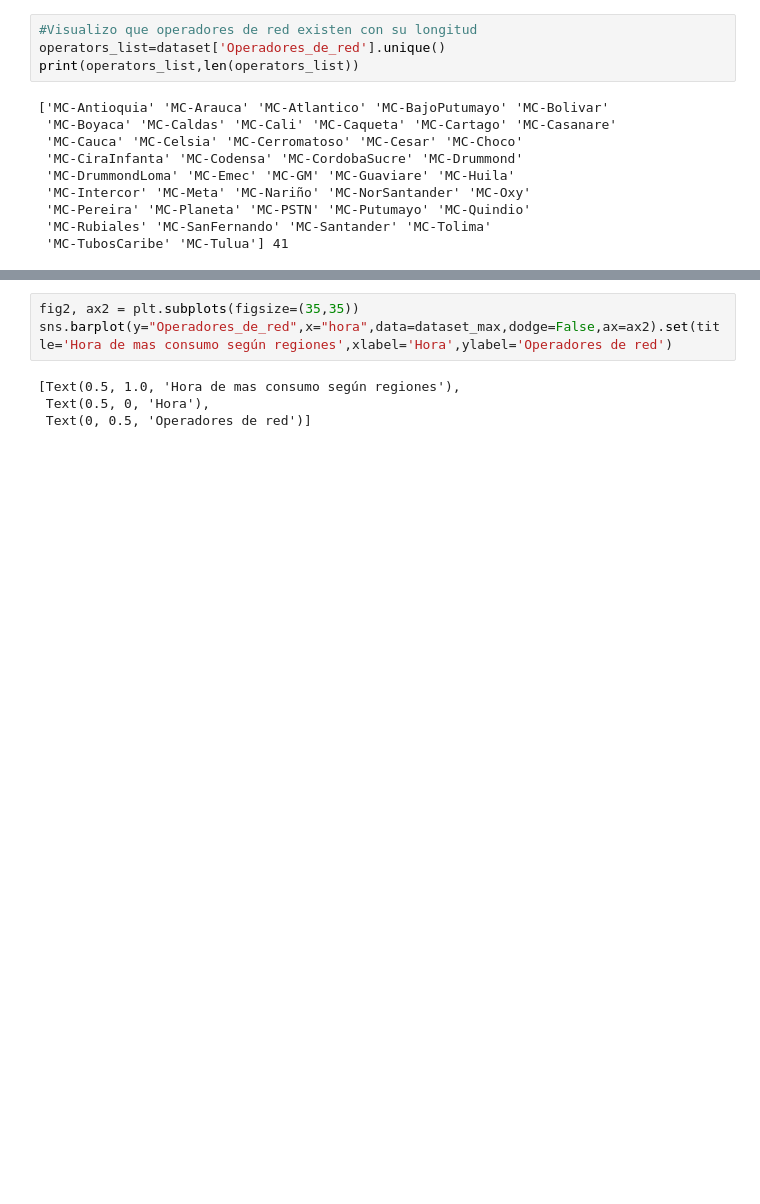
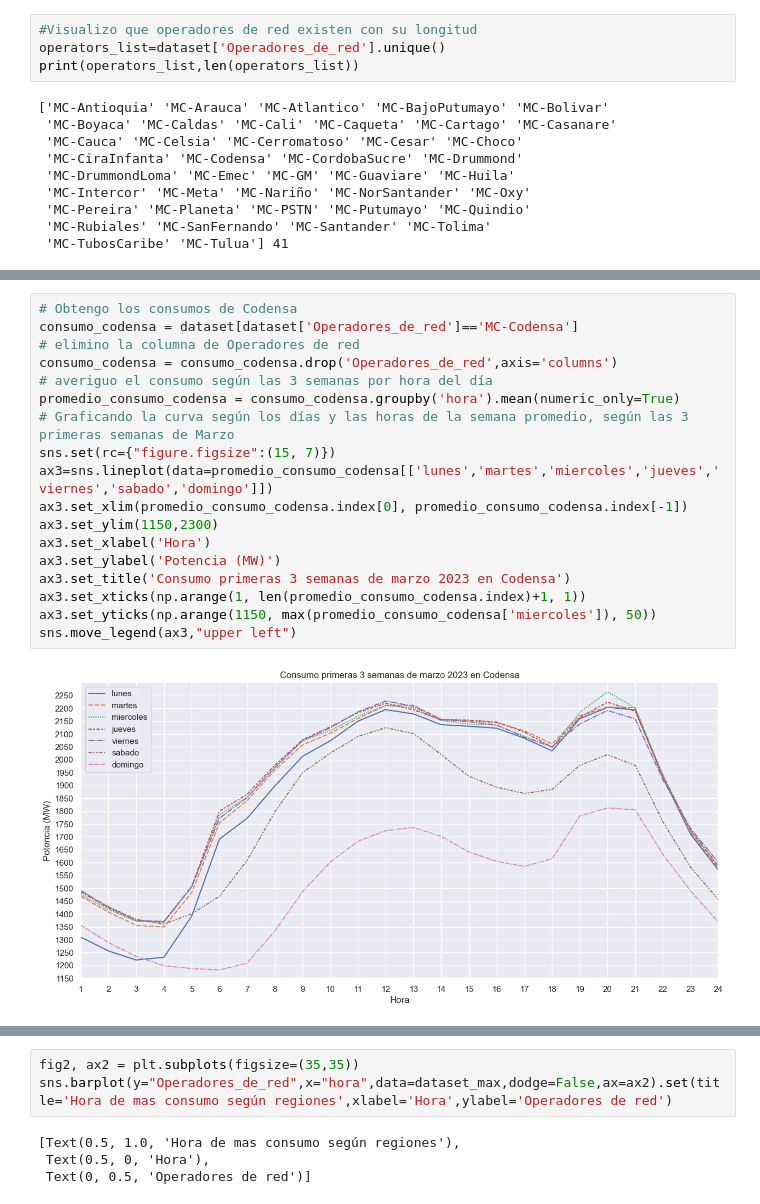
Before and after one commit to JSEB99/bootcamp_DS_BIT, a Jupyter notebook: estructurando_proyecto.ipynb, the cells around one changed output, grey strips where cells are left out. Cells and saved outputs as stored; diff of their text form; blank space fills up the shorter version.

```diff
--- a/estructurando_proyecto.ipynb
+++ b/estructurando_proyecto.ipynb
@@ -42,0 +49,20 @@ print(operators_list,len(operators_list))
+# %%
+# Obtengo los consumos de Codensa
+consumo_codensa = dataset[dataset['Operadores_de_red']=='MC-Codensa']
+# elimino la columna de Operadores de red
+consumo_codensa = consumo_codensa.drop('Operadores_de_red',axis='columns')
+# averiguo el consumo según las 3 semanas por hora del día
+promedio_consumo_codensa = consumo_codensa.groupby('hora').mean(numeric_only=True)
+# Graficando la curva según los días y las horas de la semana promedio, según las 3 primeras semanas de Marzo
+sns.set(rc={"figure.figsize":(15, 7)})
+ax3=sns.lineplot(data=promedio_consumo_codensa[['lunes','martes','miercoles','jueves','viernes','sabado','domingo']])
+ax3.set_xlim(promedio_consumo_codensa.index[0], promedio_consumo_codensa.index[-1])
+ax3.set_ylim(1150,2300)
+ax3.set_xlabel('Hora')
+ax3.set_ylabel('Potencia (MW)')
+ax3.set_title('Consumo primeras 3 semanas de marzo 2023 en Codensa')
+ax3.set_xticks(np.arange(1, len(promedio_consumo_codensa.index)+1, 1))
+ax3.set_yticks(np.arange(1150, max(promedio_consumo_codensa['miercoles']), 50))
+sns.move_legend(ax3,"upper left")
+# %% [output]
+[figure, added]
```
Also changed, not shown: parts of 8 cells of this notebook.
